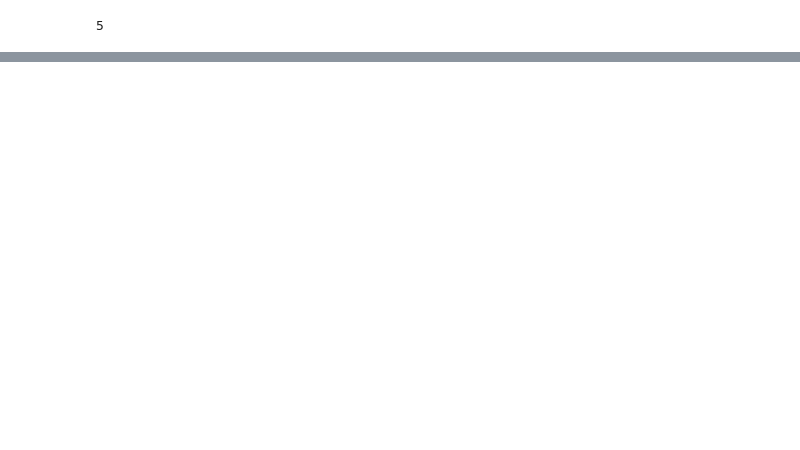
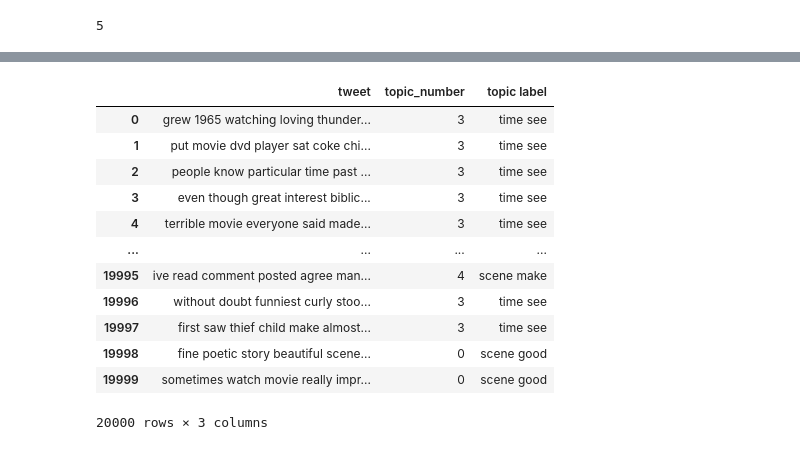
Before and after one commit to muftialroaz/movies-sentiment-analysis, a Jupyter notebook: ATE_ACD.ipynb, the cells around one changed output, grey strips where cells are left out. Drawn from its saved outputs; the diff is of its cells as text; code cells hidden in the pictures; blank space fills up the shorter version.

Commit message:
refactor: mapping topic label to topic number

```diff
--- a/ATE_ACD.ipynb
+++ b/ATE_ACD.ipynb
@@ -361,0 +348,27 @@ df_single_aspect
+# %%
+# Menentukan label untuk contoh tweet
+sample_results = []
+for tweet in tweets:
+    tokens = preprocess(tweet)
+    bow = dictionary.doc2bow(tokens)
+    topic_distribution = lda_model.get_document_topics(bow)
+    dominant_topic = max(topic_distribution, key=lambda x: x[1])[0]
+
+    sentiment_terms, aspect_terms = aspect_sentiment(tweet)
+    label_terms = " ".join(sentiment_terms + aspect_terms)
+    label_vector = tfidf_vectorizer.transform([label_terms]).toarray().flatten()
+
+    similarity = []
+    for i, (_, terms) in enumerate(topics):
+        topic_terms = " ".join([term.split('*')[1].strip('"') for term in terms.split('+')])
+        topic_vector = tfidf_vectorizer.transform([topic_terms]).toarray().flatten()
+        similarity.append((i, 1 - cosine(label_vector, topic_vector)))
+    best_match = max(similarity, key=lambda x: x[1])
+    detected_label = best_match[0]
+
+    sample_results.append((tweet, dominant_topic, detected_label))
+# %%
+draft_result = pd.DataFrame(sample_results).drop(columns=2)
+# Ganti nama kolom
+draft_result = draft_result.rename(columns={0: 'tweet', 1: 'topic_number'})
+draft_result
@@ -361,0 +389,25 @@ df_single_aspect
+# %%
+# Buat kamus yang memetakan nomor topik ke label topik
+topic_no_to_label = {
+    idx: row['Aspect'] for idx, row in df_single_aspect.iterrows()
+}
+
+# Ganti nomor topik dengan label topik di DataFrame teks
+draft_result['topic label'] = draft_result['topic_number'].map(topic_no_to_label)
+
+# Tampilkan DataFrame yang sudah diubah
+draft_result
+# %% [output]
+|  | tweet | topic_number | topic label |
+| 0 | grew 1965 watching loving thunder... | 3 | time see |
+| 1 | put movie dvd player sat coke chi... | 3 | time see |
+| 2 | people know particular time past ... | 3 | time see |
+| 3 | even though great interest biblic... | 3 | time see |
+| 4 | terrible movie everyone said made... | 3 | time see |
+| ... | ... | ... | ... |
+| 19995 | ive read comment posted agree man... | 4 | scene make |
+| 19996 | without doubt funniest curly stoo... | 3 | time see |
+| 19997 | first saw thief child make almost... | 3 | time see |
+| 19998 | fine poetic story beautiful scene... | 0 | scene good |
+| 19999 | sometimes watch movie really impr... | 0 | scene good |
+20000 rows × 3 columns
```
Also changed, not shown: parts of 16 cells of this notebook, 1 other file.
